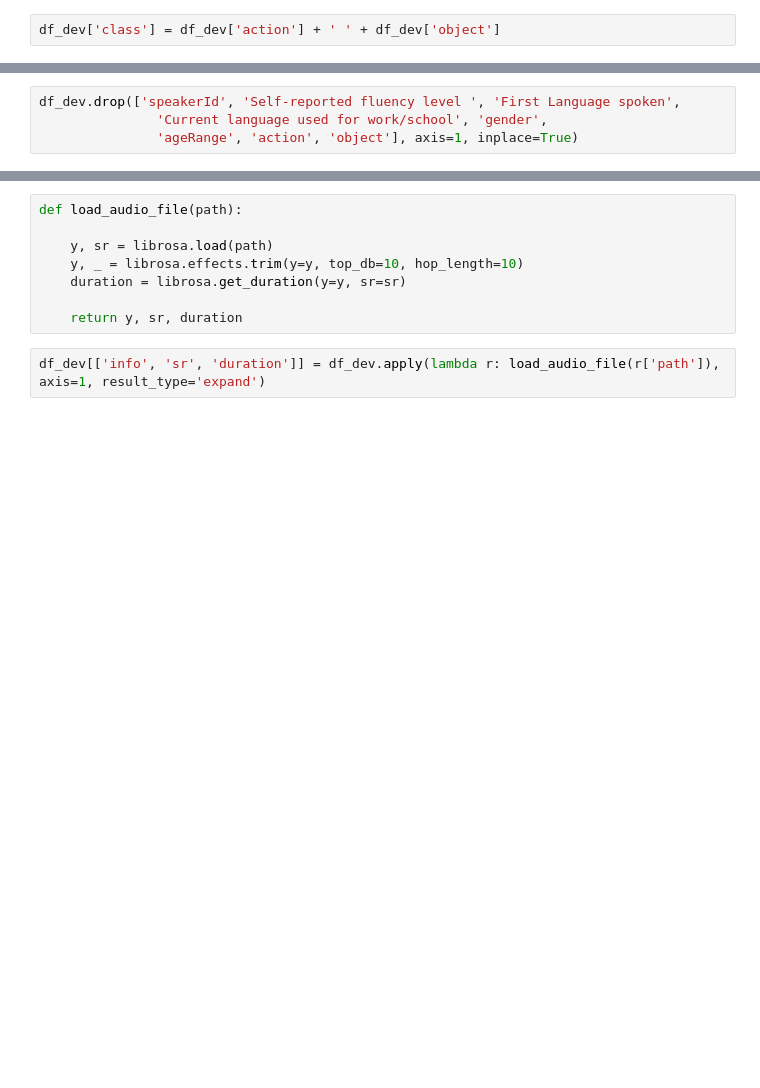
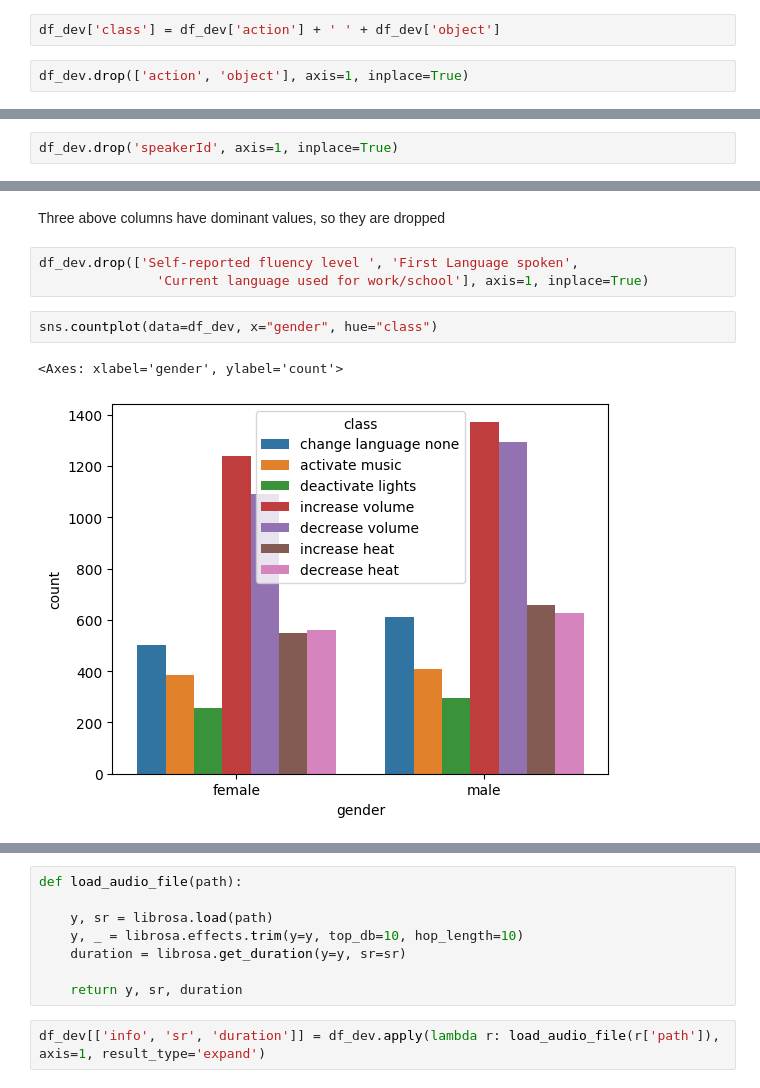
Before and after one commit to imanmorovatian/DSLFinalProject, a Jupyter notebook: main.ipynb, the cells around one changed output, grey strips where cells are left out. Cells and saved outputs as stored; diff of their text form; blank space fills up the shorter version.

Commit message:
add some statistics and charts showing why features about characteristics of people are removed

```diff
--- a/main.ipynb
+++ b/main.ipynb
@@ -27,2 +34,4 @@ df_dev.head()
 # %%
 df_dev['class'] = df_dev['action'] + ' ' + df_dev['object']
+# %%
+df_dev.drop(['action', 'object'], axis=1, inplace=True)
@@ -28,0 +44,2 @@ df_dev['class'] = df_dev['action'] + ' ' + df_dev['object']
+# %%
+df_dev.drop('speakerId', axis=1, inplace=True)
@@ -29,4 +71,10 @@ df_dev['class'] = df_dev['action'] + ' ' + df_dev['object']
+# %% [markdown]
+<p1> Three above columns have dominant values, so they are dropped </p1>
 # %%
-df_dev.drop(['speakerId', 'Self-reported fluency level ', 'First Language spoken',
-               'Current language used for work/school', 'gender',
-               'ageRange', 'action', 'object'], axis=1, inplace=True)
+df_dev.drop(['Self-reported fluency level ', 'First Language spoken',
+               'Current language used for work/school'], axis=1, inplace=True)
+# %%
+sns.countplot(data=df_dev, x="gender", hue="class")
+# %% [output]
+<Axes: xlabel='gender', ylabel='count'>
+[figure, added]
```
Also changed, not shown: parts of 15 cells of this notebook.
